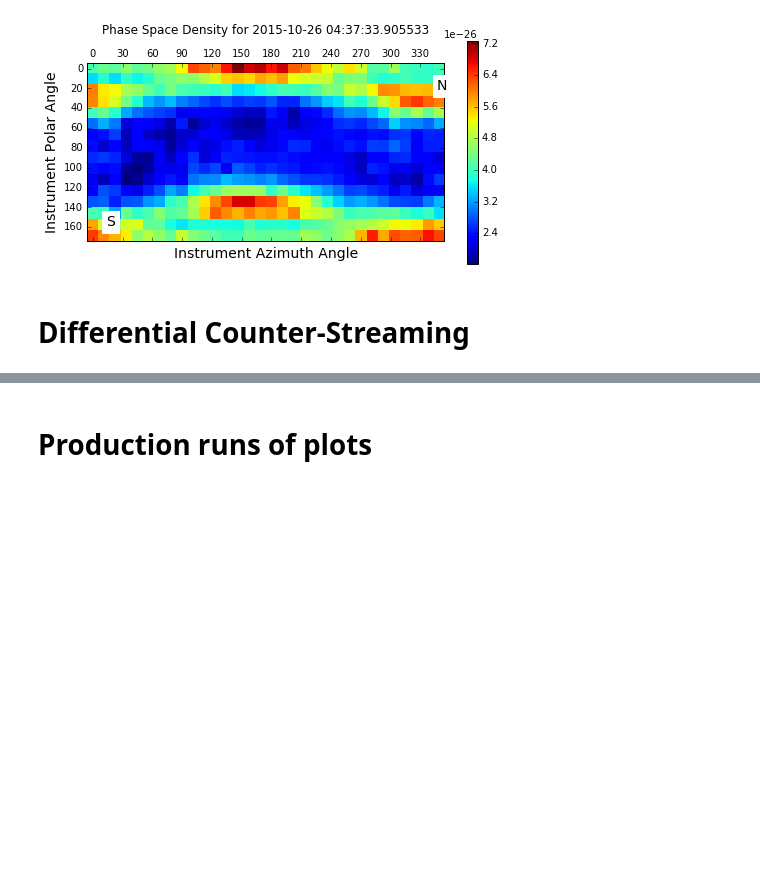
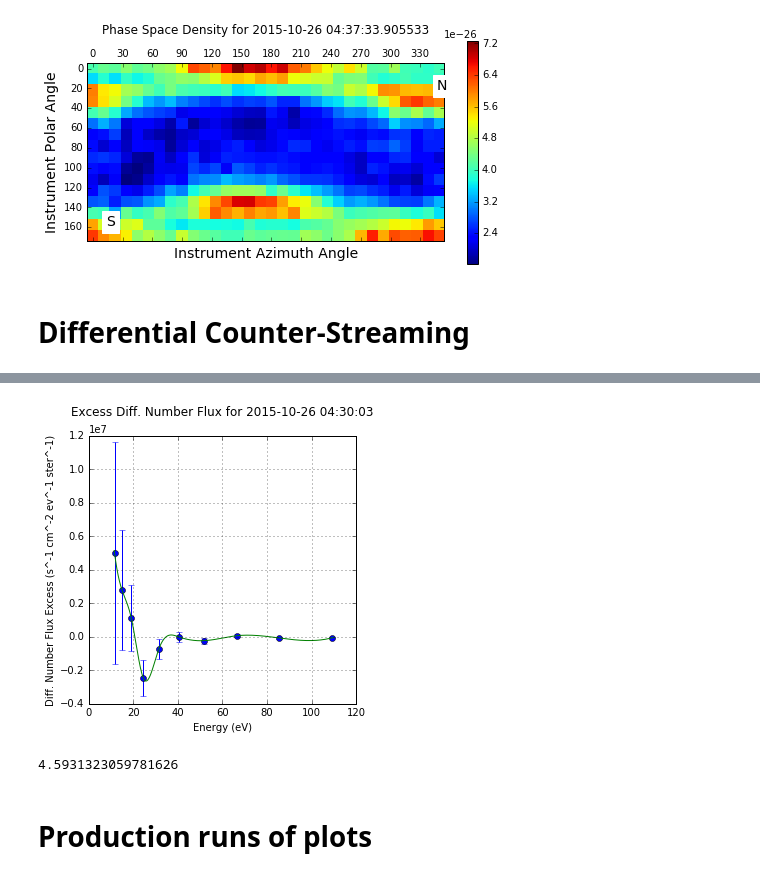
Before and after one commit to gravmath/PAD, a Jupyter notebook: PAD_production-Oct 26 2015.ipynb, the cells around one changed output, grey strips where cells are left out. Drawn from its saved outputs; the diff is of its cells as text; code cells hidden in the pictures; blank space fills up the shorter version.

```diff
--- a/PAD_production-Oct 26 2015.ipynb
+++ b/PAD_production-Oct 26 2015.ipynb
@@ -254,3 +258,41 @@ plt.savefig('C:/Users/cschiff/Documents/GitHub/PAD/Oct 26 - pictures/Oct 26 - Ex
+# %%
+fig_err = plt.figure(34,figsize = (4.8,4.8))
+ax_err  = fig_err.add_subplot(1,1,1)
+
+#prepare the data
+time_label = 400
+NW_Edata, NW_FAC = PAD.compute_limited_PAD(time_label,0,10,0,20,dude)
+temp,     NW_err = PAD.compute_limited_PAD_error(time_label,0,32,0,20,dude)
+SW_Edata, SW_FAC = PAD.compute_limited_PAD(time_label,0,10,160,180,dude)
+temp,     SW_err = PAD.compute_limited_PAD_error(time_label,0,32,160,180,dude)
+
+#excel error estimate
+excel_err = np.array([2162983.728, 1158918.272, 621056.6908, 332975.9307, 178584.8976,\
+             95836.2547,  51473.0561,  27677.90703, 14894.96117, 8027.021345])
+est_err   = (NW_err + SW_err)/2.0
+
+Excess = NW_FAC - SW_FAC
+my_spline = interp.splrep(NW_Edata,Excess)
+erange    = np.linspace(11.5,110,1000)
+my_data   = interp.splev(erange,my_spline)
+
+
+ax_err.set_xlabel('Energy (eV)')
+ax_err.set_ylabel('Diff. Number Flux Excess (s^-1 cm^-2 ev^-1 ster^-1)')
+ax_err.ticklabel_format(style='sci', axis='y', scilimits=(0,0))
+ax_err.errorbar(NW_Edata[0:10],Excess[0:10],yerr=3.0*excel_err+est_err[0:10],fmt='o')
+ax_err.plot(erange,my_data)
+#ax_err.annotate('Northward - Southward',xy=(40,4.5e6),fontsize=12)
+ax_err.grid('on')
+ax_err.set_title('Excess Diff. Number Flux for %s\n' % \
+                 dt.datetime.strftime(dude['edist']['Epoch'][time_label],'%Y-%m-%d %H:%M:%S'))
+plt.savefig('C:/Users/cschiff/Documents/GitHub/PAD/Oct 26 - pictures/Oct 26 - Excess.pdf',format='pdf',dpi=1200)
+# %% [output]
+[figure, added]
+# %%
+np.abs(Excess[0])/NW_FAC[0]*100
+# %% [output]
+4.5931323059781626
 # %% [markdown]
 # Production runs of plots
 # %%
```
Also changed, not shown: parts of 4 cells of this notebook, 2 other files.
